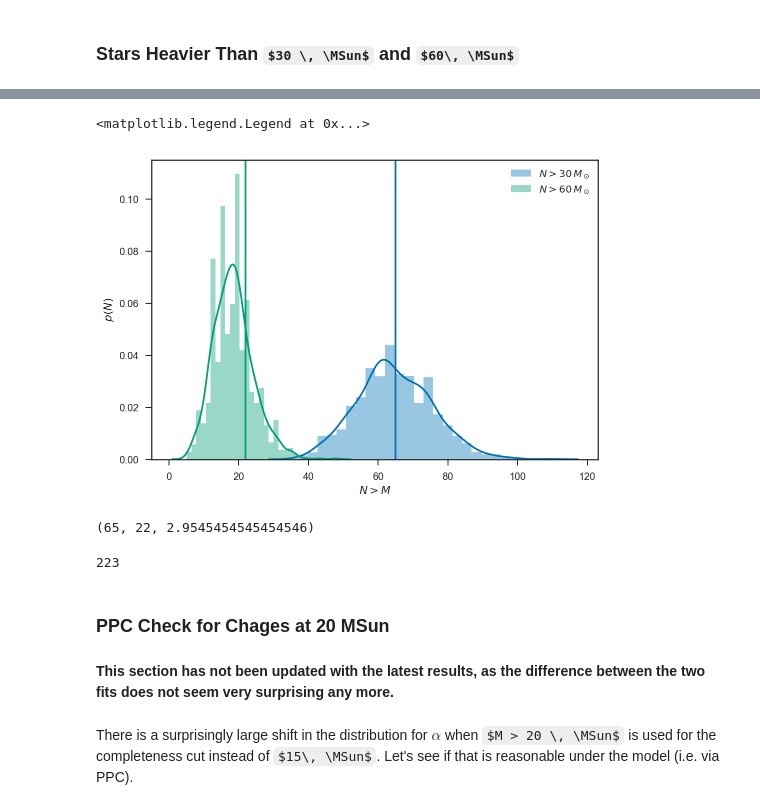
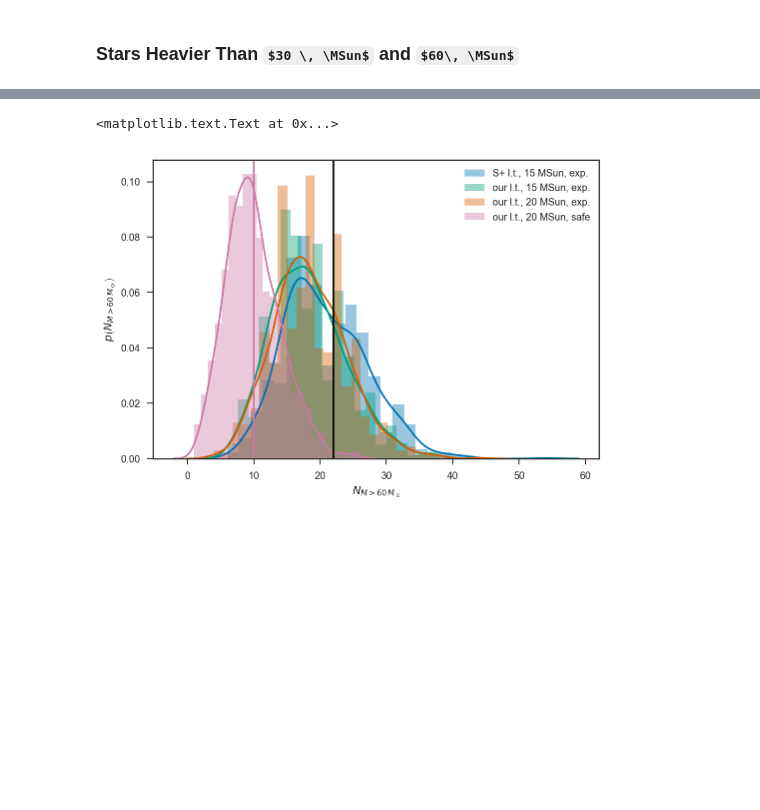
Before and after one commit to farr/30DorIMF, a Jupyter notebook: IMF.ipynb, the cells around one changed output, grey strips where cells are left out. Saved outputs shown, nothing was run; the diff lists cells and outputs as text; code cells hidden in the pictures; some formulas as TeX source; blank space fills up the shorter version.

Commit message:
Fitting the four models Ilya & I discussed.
Each model adds a new feature compared to the prior model that moves the
slope.

```diff
--- a/IMF.ipynb
+++ b/IMF.ipynb
@@ -764,11 +777,11 @@ And, as before, an alternate version of the figure:
 with sns.plotting_context('paper', rc=pubrc):
 
     ts = linspace(0, 10, 1000)
-    plot(ts, empirical_dNdt(stellar_parameters['age'][stellar_parameters['Mini']>MCut])(ts), color='k', label='Data')
+    plot(ts, empirical_dNdt(stellar_parameters_expanded['age'][stellar_parameters_expanded['Mini']>MCut_std])(ts), color='k', label='Data')
 
     edNdts = []
     for i in range(1000):
-        _, _, ts_draw, _ = draw_systems(fit, chain)
+        _, _, ts_draw, _ = draw_systems(fit_std, chain_std)
         edNdts.append(empirical_dNdt(ts_draw)(ts))
     edNdts = array(edNdts)
 
@@ -797,0 +804,28 @@ n60 = array(n60)
+# %%
+mnames = ['S+ l.t., 15 MSun, exp.',
+          'our l.t., 15 MSun, exp.',
+          'our l.t., 20 MSun, exp.',
+          'our l.t., 20 MSun, safe']
+fits = [fit_std, fit_our_lt, fit_our_lt_20cut, fit_our_lt_20cut_safe]
+chains = [chain_std, chain_our_lt, chain_our_lt_20cut, chain_our_lt_20cut_safe]
+
+n30 = {}
+n60 = {}
+
+for n, f, c in zip(mnames, fits, chains):
+    n3 = []
+    n6 = []
+    for i in range(1000):
+        m, dm, t, dt = draw_systems(f, c)
+        n3.append(count_nonzero(m > 30))
+        n6.append(count_nonzero(m > 60))
+    n30[n] = array(n3)
+    n60[n] = array(n6)
+# %%
+for n in mnames:
+    sns.distplot(n30[n], label=n)
+axvline(count_nonzero(stellar_parameters_expanded['Mini'] > 30), color='k')
+axvline(count_nonzero(stellar_parameters_safe['Mini'] > 30), color=sns.color_palette()[len(mnames)-1])
+legend(loc='best')
+xlabel(r'$N_{M > 30 \, M_\odot}$')
+ylabel(r'$p\left(N_{M > 30 \, M_\odot}\right)$')
@@ -798,25 +835,11 @@ n60 = array(n60)
 # %%
-sns.distplot(n30, label=r'$N > 30 \, M_\odot$')
-sns.distplot(n60, label=r'$N > 60 \, M_\odot$')
-axvline(count_nonzero(stellar_parameters['Mini'] > 30), color=sns.color_palette()[0])
-axvline(count_nonzero(stellar_parameters['Mini'] > 60), color=sns.color_palette()[1])
-xlabel(r'$N > M$')
-ylabel(r'$p\left( N \right)$')
+for n in mnames:
+    sns.distplot(n60[n], label=n)
+axvline(count_nonzero(stellar_parameters_expanded['Mini'] > 60), color='k')
+axvline(count_nonzero(stellar_parameters_safe['Mini'] > 60), color=sns.color_palette()[len(mnames)-1])
 legend(loc='best')
+xlabel(r'$N_{M > 60 \, M_\odot}$')
+ylabel(r'$p\left(N_{M > 60 \, M_\odot}\right)$')
 # %% [output]
-<matplotlib.legend.Legend at 0x...>
+<matplotlib.text.Text at 0x...>
-[figure, old version]
+[figure, new version]
-# %%
-(count_nonzero(stellar_parameters['Mini'] > 30)), (count_nonzero(stellar_parameters['Mini'] > 60)), (count_nonzero(stellar_parameters['Mini'] > 30))/(count_nonzero(stellar_parameters['Mini'] > 60))
-# %% [output]
-(65, 22, 2.9545454545454546)
-# %%
-sum(stellar_parameters['Mini']>15)
-# %% [output]
-223
-# %% [markdown]
-### PPC Check for Chages at 20 MSun
-# %% [markdown]
-**This section has not been updated with the latest results, as the difference between the two fits does not seem very surprising any more.**
-# %% [markdown]
-There is a surprisingly large shift in the distribution for $\alpha$ when $M > 20 \, \MSun$ is used for the completeness cut instead of $15\, \MSun$.  Let's see if that is reasonable under the model (i.e. via PPC).
```
Also changed, not shown: parts of 105 cells of this notebook, 17 other files.
